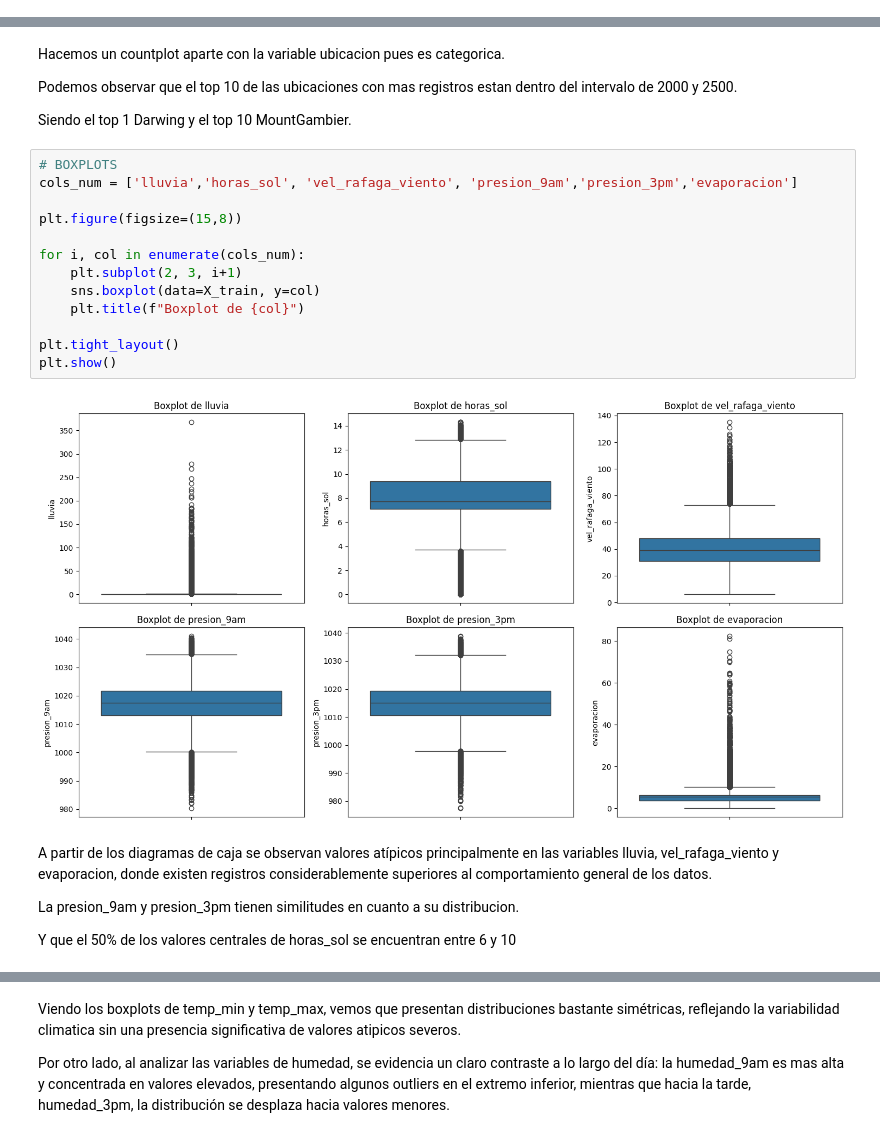
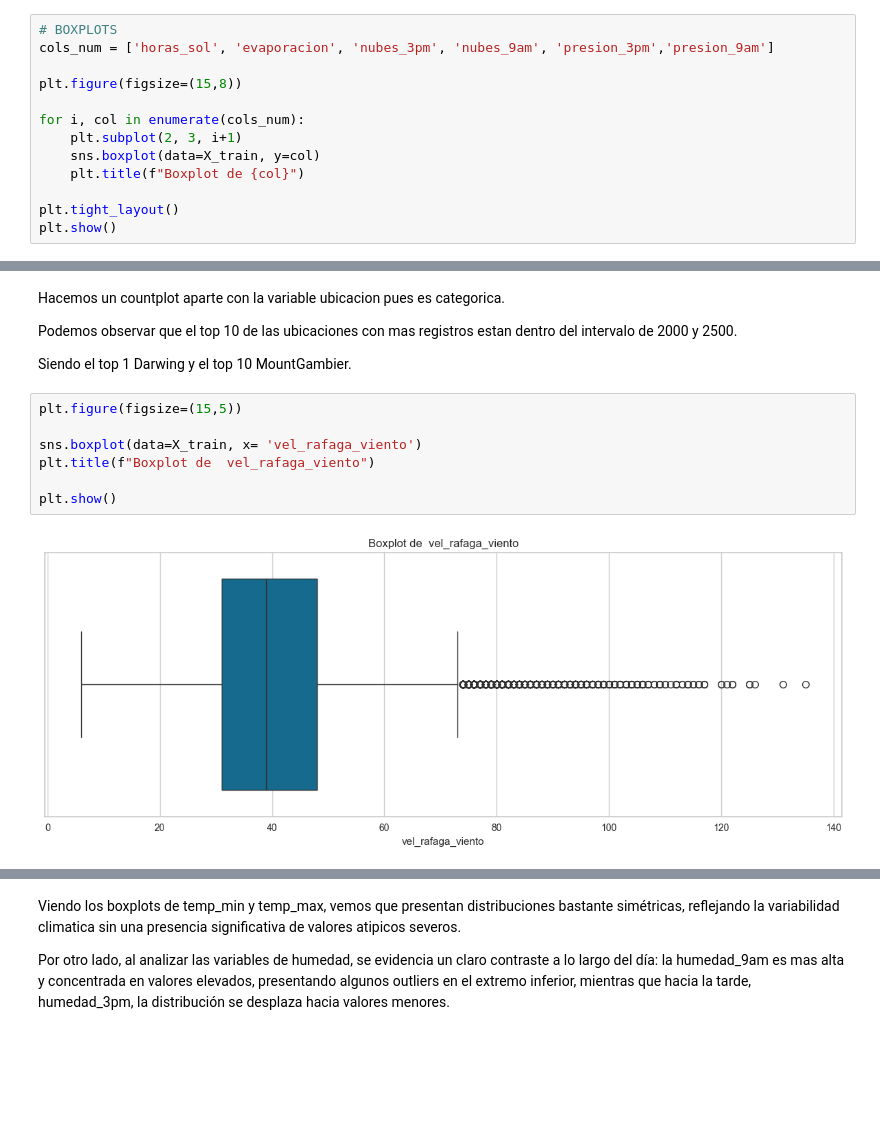
Before and after one commit to candestefano/AA1-TUIA-2026C1-Bartomioli-Stefano-Vera, a Jupyter notebook: TP-clasificacion-AA1.ipynb, the cells around one changed output, grey strips where cells are left out. Drawn from its saved outputs; the diff is of its cells as text; blank space fills up the shorter version.

Commit message:
Entrega hasta ítem 10

```diff
--- a/TP-clasificacion-AA1.ipynb
+++ b/TP-clasificacion-AA1.ipynb
@@ -320,0 +331,13 @@ Se decidió imputar los valores faltantes de las variables horas_sol, evaporaci
+# %%
+# BOXPLOTS
+cols_num = ['horas_sol', 'evaporacion', 'nubes_3pm', 'nubes_9am', 'presion_3pm','presion_9am']
+
+plt.figure(figsize=(15,8))
+
+for i, col in enumerate(cols_num):
+    plt.subplot(2, 3, i+1)
+    sns.boxplot(data=X_train, y=col)
+    plt.title(f"Boxplot de {col}")
+
+plt.tight_layout()
+plt.show()
@@ -401,26 +449,14 @@ Podemos observar que el top 10 de las ubicaciones con mas registros estan dentro
 
 Siendo el top 1 Darwing y el top 10 MountGambier.
 # %%
-# BOXPLOTS
-cols_num = ['lluvia','horas_sol', 'vel_rafaga_viento', 'presion_9am','presion_3pm','evaporacion']
+plt.figure(figsize=(15,5))
 
-plt.figure(figsize=(15,8))
+sns.boxplot(data=X_train, x= 'vel_rafaga_viento')
+plt.title(f"Boxplot de  vel_rafaga_viento")
 
-for i, col in enumerate(cols_num):
-    plt.subplot(2, 3, i+1)
-    sns.boxplot(data=X_train, y=col)
-    plt.title(f"Boxplot de {col}")
-
-plt.tight_layout()
 plt.show()
 # %% [output]
-[figure, old version]
+[figure, new version]
-# %% [markdown]
-A partir de los diagramas de caja se observan valores atípicos principalmente en las variables lluvia, vel_rafaga_viento y evaporacion, donde existen registros considerablemente superiores al comportamiento general de los datos.
-
-La presion_9am y presion_3pm tienen similitudes en cuanto a su distribucion.
-
-Y que el 50% de los valores centrales de horas_sol se encuentran entre 6 y 10
 # %%
 cols_num = ['temp_min', 'temp_max','humedad_9am', 'humedad_3pm']
 
```
Also changed, not shown: parts of 103 cells of this notebook.
